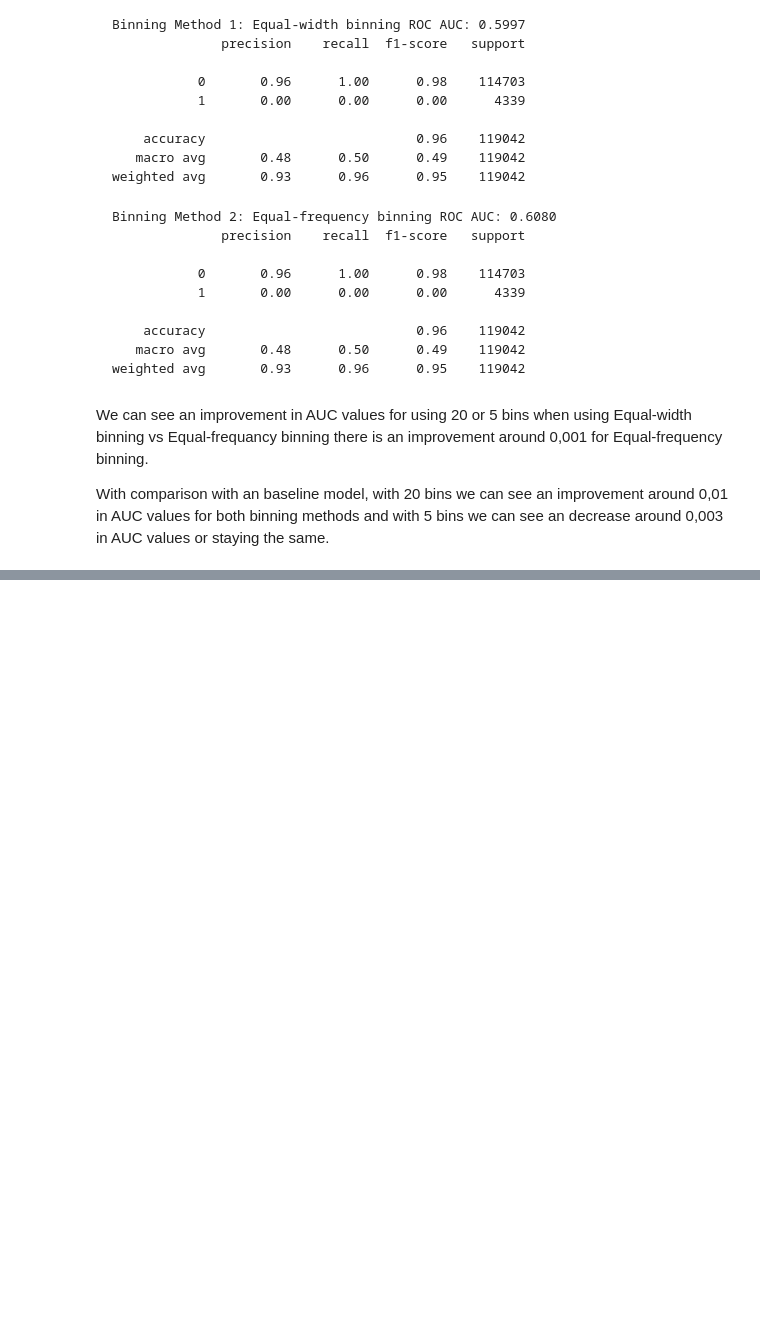
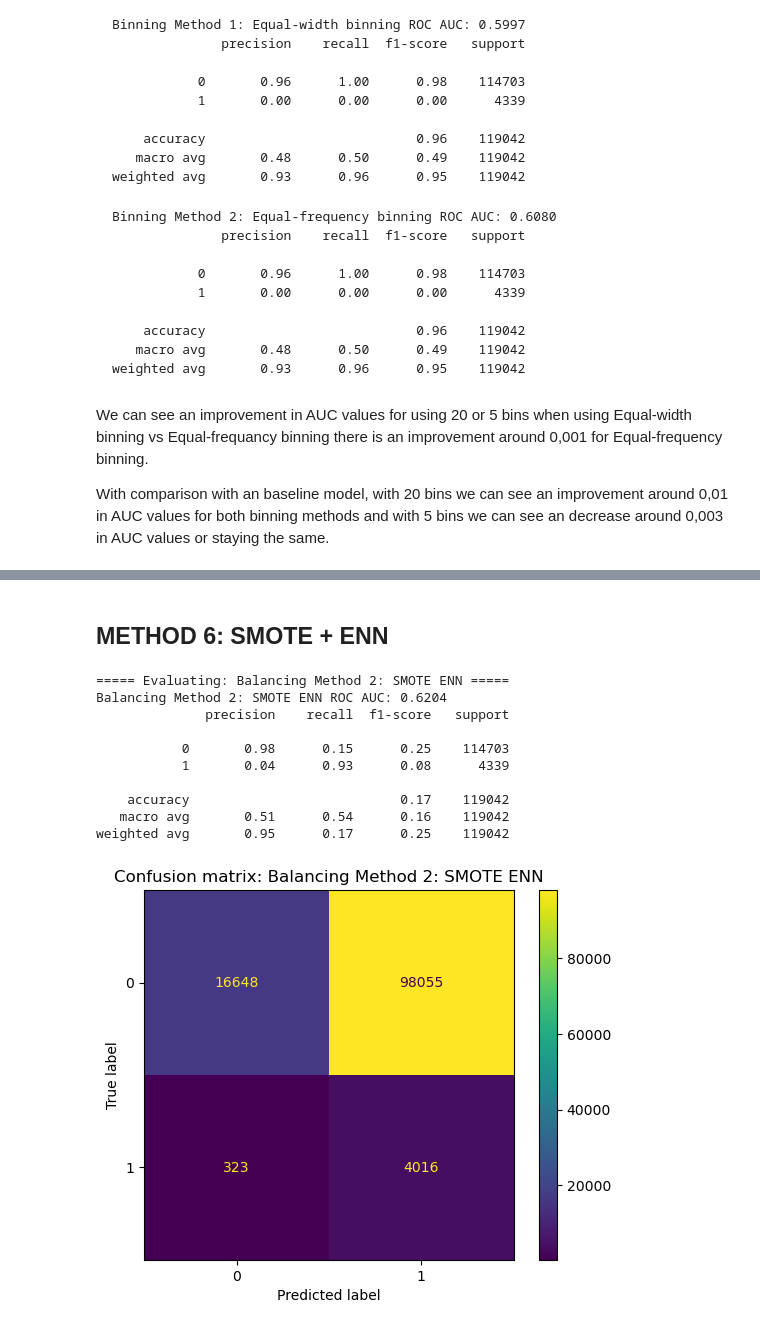
Before and after one commit to cernyfili/CVUT_2526_PDD_2_Data_preprocessing, a Jupyter notebook: 02_homework.ipynb, the cells around one changed output, grey strips where cells are left out. Cells and saved outputs as stored; diff of their text form; code cells hidden in the pictures; blank space fills up the shorter version.

```diff
--- a/02_homework.ipynb
+++ b/02_homework.ipynb
@@ -534,0 +771,46 @@ With comparison with an baseline model, with 20 bins we can see an improvement a
+# %% [markdown]
+## METHOD 6: SMOTE + ENN
+# %%
+from sklearn.preprocessing import OrdinalEncoder
+from imblearn.under_sampling import EditedNearestNeighbours
+from imblearn.combine import SMOTEENN
+
+# smote + enn
+smoteenn = SMOTEENN(
+    random_state=42
+)
+
+categorical_preprocess_smotenc = Pipeline([
+    ('impute',    SimpleImputer(strategy='most_frequent')),
+    ('ordinal',    OrdinalEncoder(handle_unknown='error'))
+])
+# custom preprocessing
+preprocessSmotenc = ColumnTransformer([
+    ('num', numeric_preprocess, other_cols),
+    ('bin', 'passthrough', bin_cols),
+    ('cat', categorical_preprocess_smotenc, cat_cols),
+])
+pipeline = ImbPipeline(steps=[
+    ('preprocess', preprocessSmotenc),
+    ('smote', smoteenn),
+    ('clf', log_clf)
+])
+
+output = evaluate_pipeline(
+    pipeline,
+    X_train, y_train,
+    X_val, y_val,
+    name="Balancing Method 2: SMOTE ENN"
+)
+# %% [output]
+===== Evaluating: Balancing Method 2: SMOTE ENN =====
+Balancing Method 2: SMOTE ENN ROC AUC: 0.6204
+              precision    recall  f1-score   support
+
+           0       0.98      0.15      0.25    114703
+           1       0.04      0.93      0.08      4339
+
+    accuracy                           0.17    119042
+   macro avg       0.51      0.54      0.16    119042
+weighted avg       0.95      0.17      0.25    119042
+[figure, added]
```
Also changed, not shown: parts of 28 cells of this notebook, 1 other file.
